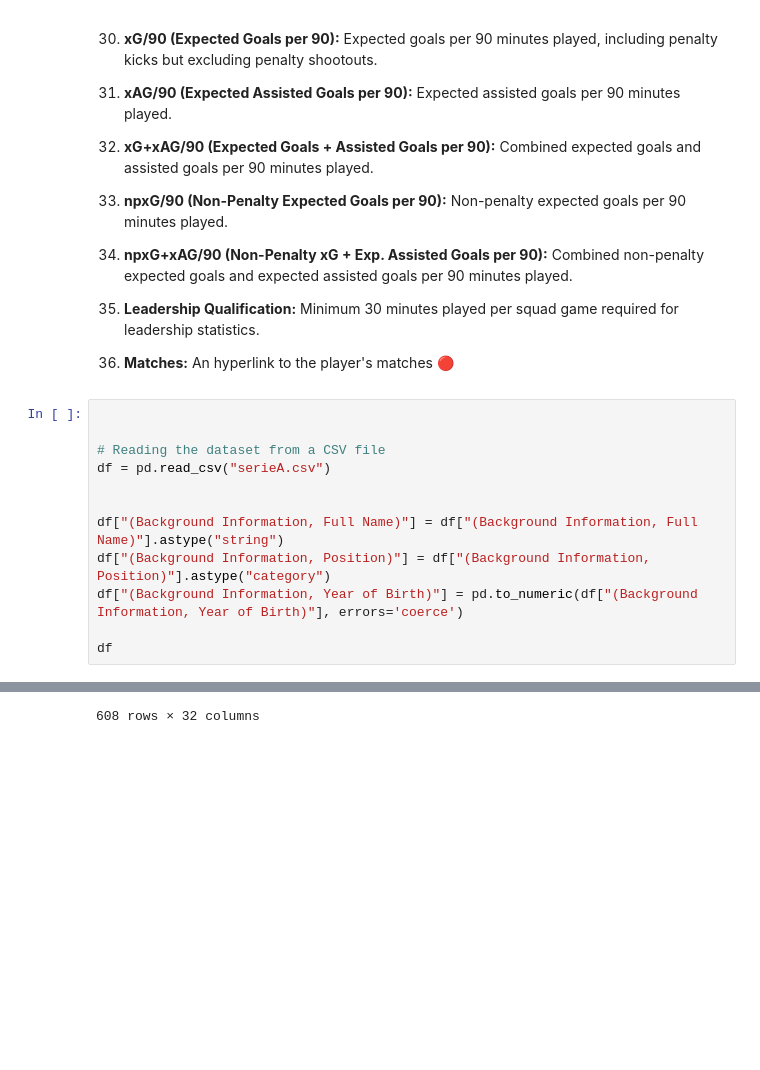
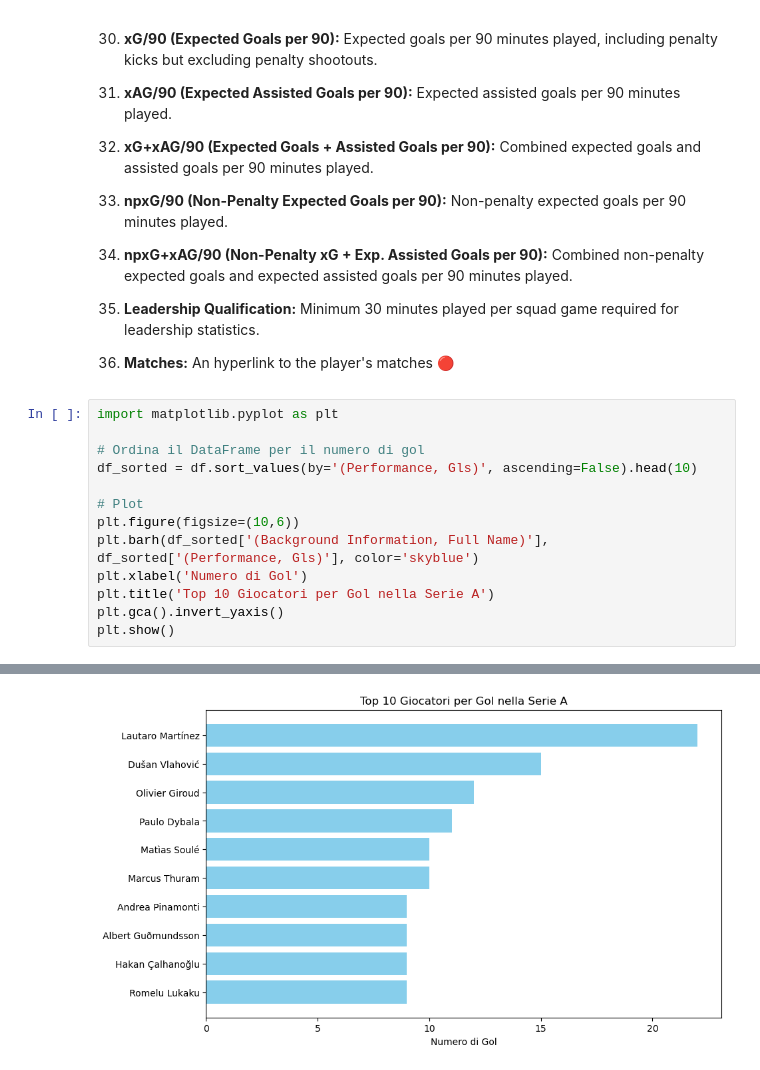
Before and after one commit to andreamoleri/Offside, a Jupyter notebook: offside.ipynb, the cells around one changed output, grey strips where cells are left out. Saved outputs shown, nothing was run; the diff lists cells and outputs as text; blank space fills up the shorter version.

Commit message:
Plots Added

```diff
--- a/offside.ipynb
+++ b/offside.ipynb
@@ -195,15 +195,16 @@ The dataset comprises 37 columns providing comprehensive insights into various a
 
 36. **Matches:** An hyperlink to the player's matches 🔴
 # %%
+import matplotlib.pyplot as plt
 
+# Ordina il DataFrame per il numero di gol
+df_sorted = df.sort_values(by='(Performance, Gls)', ascending=False).head(10)
 
-# Reading the dataset from a CSV file
-df = pd.read_csv("serieA.csv")
-
-
-df["(Background Information, Full Name)"] = df["(Background Information, Full Name)"].astype("string")
-df["(Background Information, Position)"] = df["(Background Information, Position)"].astype("category")
-df["(Background Information, Year of Birth)"] = pd.to_numeric(df["(Background Information, Year of Birth)"], errors='coerce')
-
-df
+# Plot
+plt.figure(figsize=(10,6))
+plt.barh(df_sorted['(Background Information, Full Name)'], df_sorted['(Performance, Gls)'], color='skyblue')
+plt.xlabel('Numero di Gol')
+plt.title('Top 10 Giocatori per Gol nella Serie A')
+plt.gca().invert_yaxis()
+plt.show()
 # %% [output]
@@ -222 +211 @@ df
-608 rows × 32 columns
+[figure, added]
```
Also changed, not shown: parts of 3 cells of this notebook.
